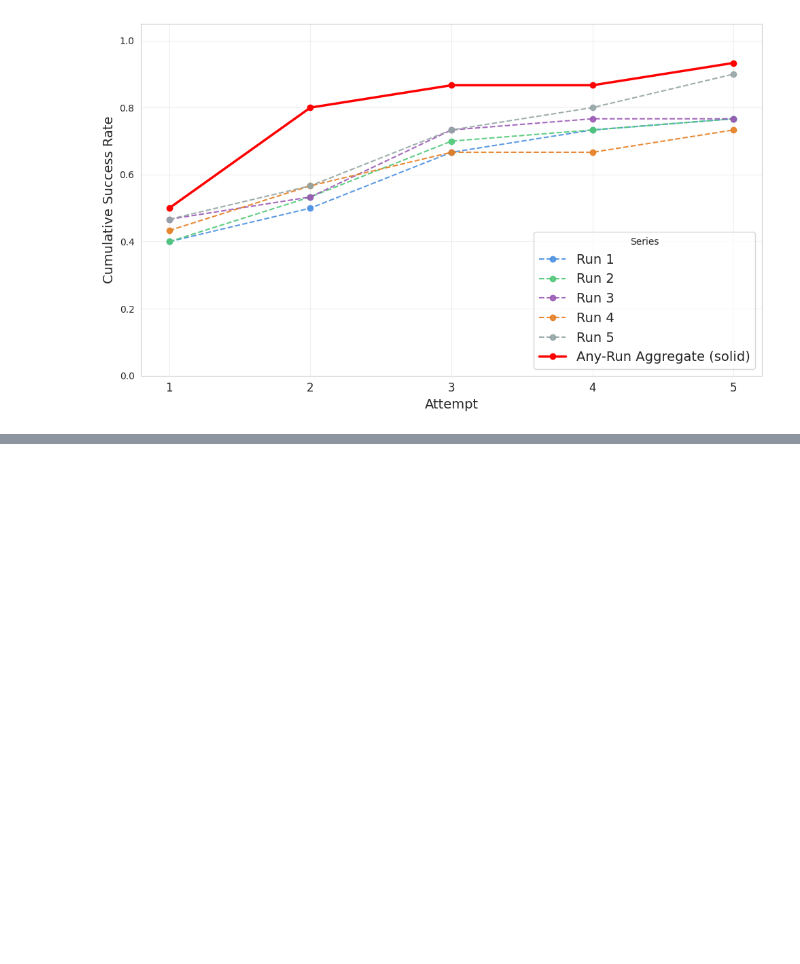
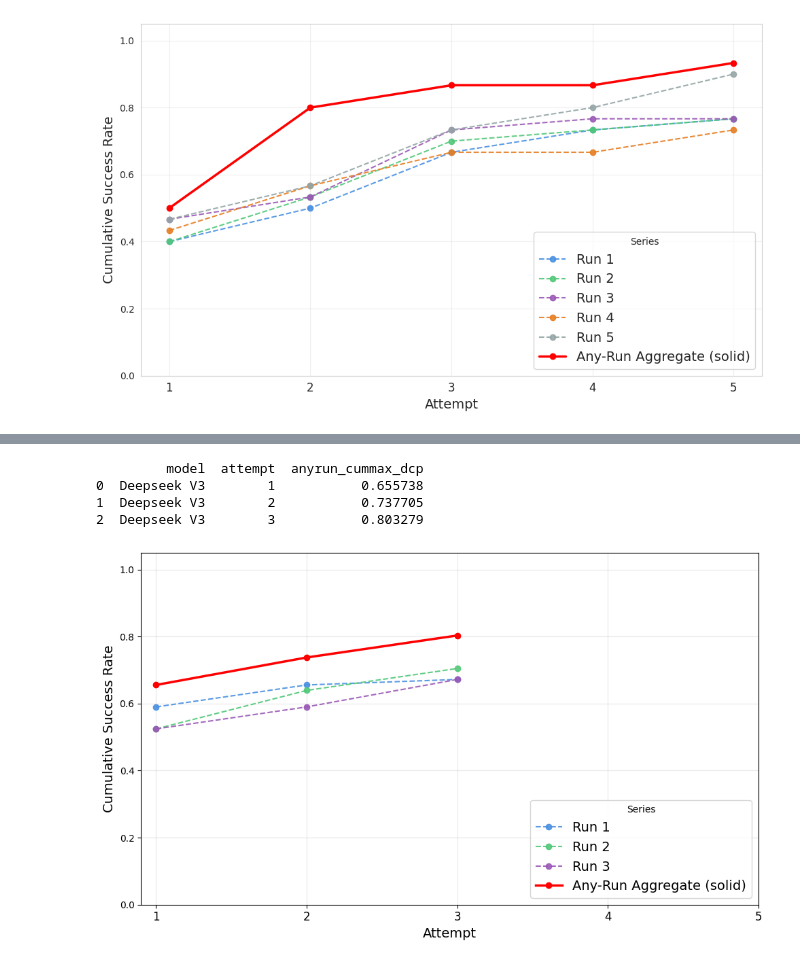
Before and after one commit to byuccl/HLS-FAB, a Jupyter notebook: results/data_analysis/dynarapid5x5.ipynb, the cells around one changed output, grey strips where cells are left out. Saved outputs shown, nothing was run; the diff lists cells and outputs as text; code cells hidden in the pictures; blank space fills up the shorter version.

Commit message:
Slight updates to the dynarapid skill and to the dynarapid data processing notebook

```diff
--- a/results/data_analysis/dynarapid5x5.ipynb
+++ b/results/data_analysis/dynarapid5x5.ipynb
@@ -220,0 +346,67 @@ for model in models:
+# %%
+# Making the graph with the attempts separated and with dashed LInes and then the Cummulative on top
+# Distinct colors for each trial using different colormaps
+trial_colors = ['#4A90E2', '#50C878', '#9B59B6', '#E67E22', '#95A5A6']
+
+
+df_norag['model'] = df_norag['model'].map(model_names)
+
+run1 = avg_by_attempt(df_norag, 1)
+run2 = avg_by_attempt(df_norag, 2)
+run3 = avg_by_attempt(df_norag, 3)
+run4 = avg_by_attempt(df_norag, 4)
+run5 = avg_by_attempt(df_norag, 5)
+
+pass_at_k_anyrun_dcp['model'] = pass_at_k_anyrun_dcp['model'].map(model_names)
+passAt5DCP = pass_at_k_anyrun_dcp
+
+models = df_norag['model'].unique()
+
+for model in models:
+    plt.figure(figsize=(10,6))
+    # plot each run (dashed)
+    runs_list = [run1, run2, run3, run4, run5]
+    for i, run_df in enumerate(runs_list, start=1):
+        dfm = run_df[run_df['model'] == model]
+        if dfm.empty:
+            continue
+        plt.plot(
+            dfm['attempt'],
+            dfm['avg_dcp_generation'],
+            label=f'Run {i}',
+            linestyle='--',
+            color=trial_colors[i-1],
+            marker='o',
+            linewidth=1.5,
+            alpha=0.9
+        )
+    # plot aggregate any-run pass@k (solid)
+    agg = passAt5DCP[passAt5DCP['model'] == model]
+    print(agg)
+    if not agg.empty:
+        plt.plot(
+            agg['attempt'],
+            agg['anyrun_cummax_csynth'] if 'anyrun_cummax_csynth' in agg.columns else agg.iloc[:,2],
+            label='Any-Run Aggregate (solid)',
+            linestyle='-',
+            color='red',
+            marker='o',
+            linewidth=2.5
+        )
+
+    # plt.title(f'{model} — Avg Cumulative DCP Generation Rate by Attempt\n')
+    plt.xlabel('Attempt', fontsize = 14)
+    plt.ylabel('Cumulative Success Rate', fontsize = 14)
+    plt.xticks(np.arange(1, 6), fontsize = 12)
+    plt.ylim(0, 1.05)
+    plt.grid(True, alpha=0.3)
+    plt.legend(title='Series', loc='lower right', fontsize=14)
+    plt.tight_layout()
+    plt.savefig(f"{model}_cumulative_success_dynarapid.pdf")
+    plt.show()
+# %% [output]
+         model  attempt  anyrun_cummax_dcp
+0  Deepseek V3        1           0.655738
+1  Deepseek V3        2           0.737705
+2  Deepseek V3        3           0.803279
+[figure, added]
```
Also changed, not shown: parts of 2 cells of this notebook, 3 other files.
